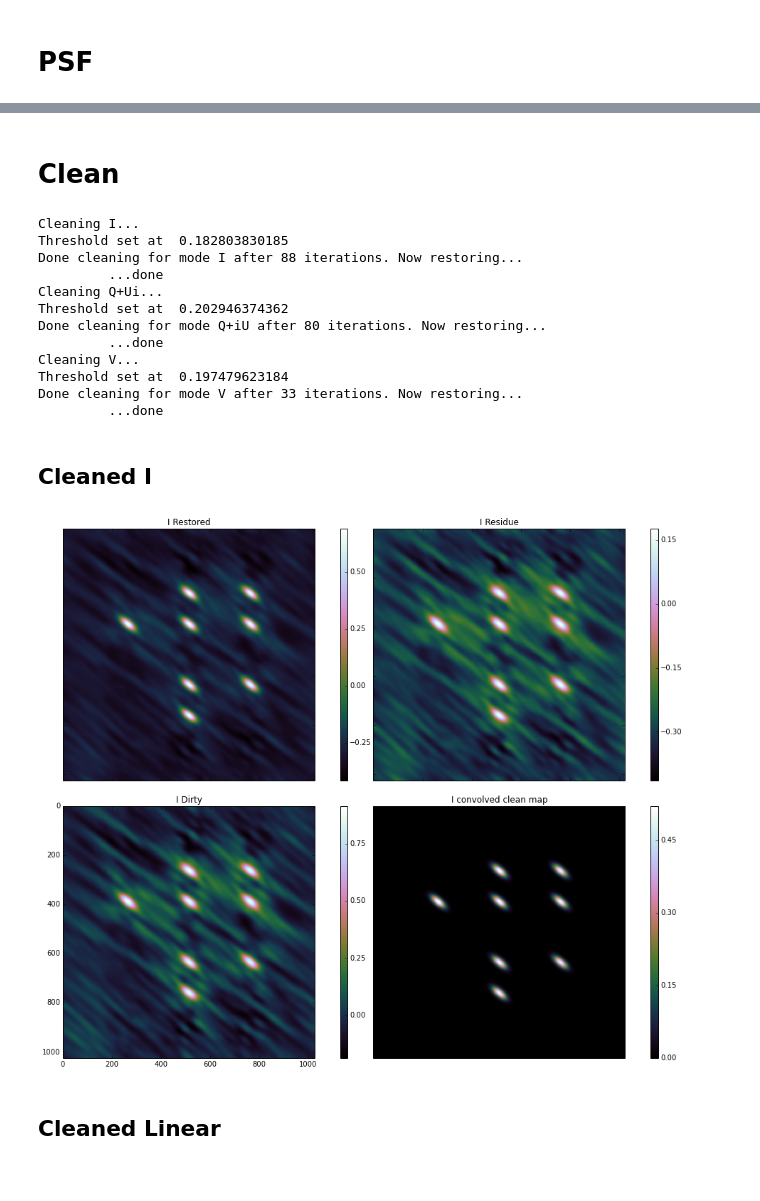
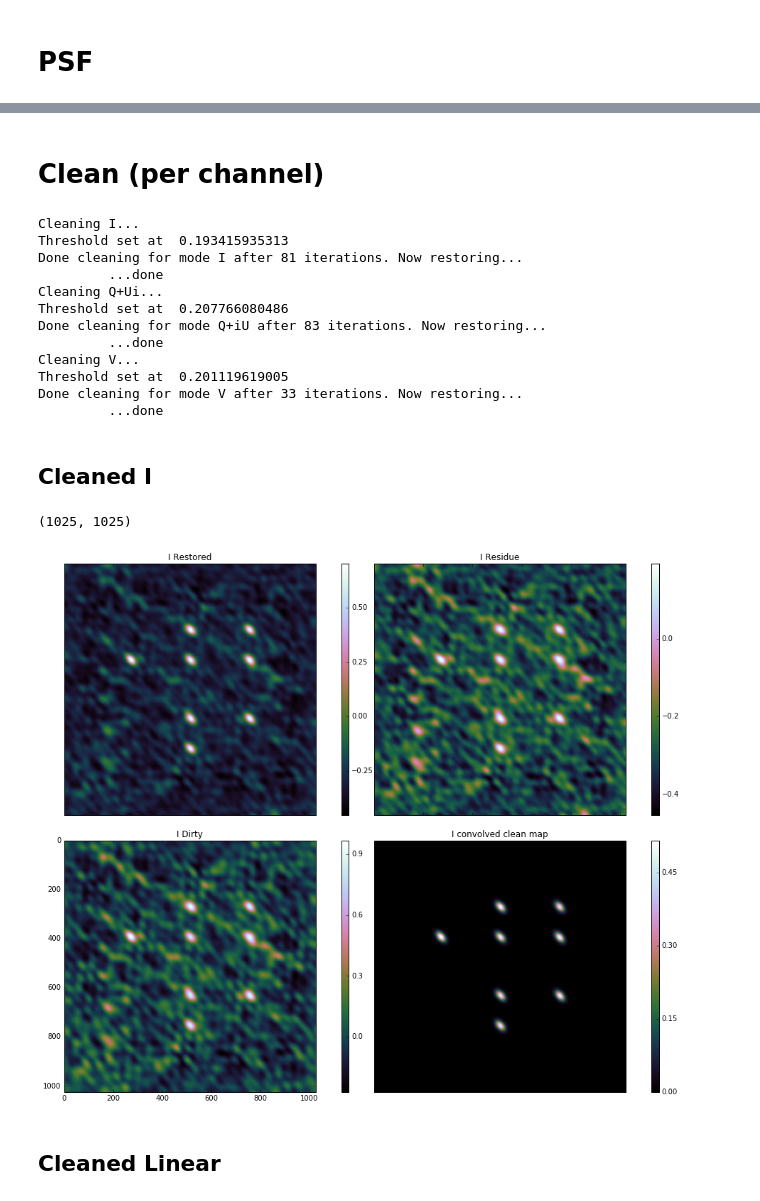
Before and after one commit to bennahugo/algorithm_notebooks, a Jupyter notebook: Polarization Clean in a bottle.ipynb, the cells around one changed output, grey strips where cells are left out. Drawn from its saved outputs; the diff is of its cells as text; code cells hidden in the pictures.

Commit message:
Modified to read frequency info from MS and deconvolve per channel

```diff
--- a/Polarization Clean in a bottle.ipynb
+++ b/Polarization Clean in a bottle.ipynb
@@ -348,19 +462,23 @@ subprocess.check_call("cd DATA ; makems pols.makems.parset ; meqtree-pipeliner.p
 # %% [markdown]
 # Compute Dirty
 # %%
+#Load in MS
 ms = tbl("DATA/polarized_sky.MS_p0/")
+#Get freq info
+msfreq = tbl("DATA/polarized_sky.MS_p0::SPECTRAL_WINDOW")
 aa = AA_filter(3,63,"sinc")
 c = 2.99792458e8
 npix = 1025
 ARCSEC2RAD = 4.8481e-6
 delta_pix = 2 * ARCSEC2RAD
 uv_scale = npix * delta_pix
-nchan = 1
-nrows = -1 #-1 to select all
+nchan = 5 #-1 to select all (NOTE this selects all but the last)
+nrows = 5000 #-1 to select all
 uvw = ms.getcol("UVW")[0:nrows,:] * uv_scale
 vis = ms.getcol("DATA")[0:nrows,0:nchan,:]
+ref_freq = msfreq.getcol("CHAN_FREQ").squeeze()[0:nchan]
 ms.close()
-ref_freq = np.linspace(1.140e9,1.340e9,vis.shape[1])
+msfreq.close()
 ref_lambda = c / ref_freq
 dirty,psf = grid_ifft(vis,uvw,ref_lambda,npix,npix,aa)
 # %% [output]
@@ -368,10 +487,10 @@ Successful readonly open of default-locked table DATA/polarized_sky.MS_p0/: 25 c
 # %% [markdown]
 # Correlations -> Stokes
 # %%
-I = np.real((dirty[0,:,:]+dirty[3,:,:])*0.5)
-Q = np.real((dirty[0,:,:]-dirty[3,:,:])*0.5)
-U = np.real((dirty[1,:,:]+dirty[2,:,:])*0.5)
-V = np.imag((dirty[1,:,:]-dirty[2,:,:])*0.5)
+I = np.real((dirty[:,0,:,:]+dirty[:,3,:,:])*0.5)
+Q = np.real((dirty[:,0,:,:]-dirty[:,3,:,:])*0.5)
+U = np.real((dirty[:,1,:,:]+dirty[:,2,:,:])*0.5)
+V = np.imag((dirty[:,1,:,:]-dirty[:,2,:,:])*0.5)
 
 #assume psf is the same for all polarizations:
 I_PSF = np.abs(psf)
@@ -379,14 +498,16 @@ Q_PSF = np.abs(psf)
 U_PSF = np.abs(psf)
 V_PSF = np.abs(psf)
 
-I /= (np.max(I_PSF)*4) #x4 because the N**2 FFT normalization factor on a square image double the size
-Q /= (np.max(Q_PSF)*4)
-U /= (np.max(U_PSF)*4)
-V /= (np.max(V_PSF)*4)
-I_PSF /= np.max(I_PSF)
-Q_PSF /= np.max(Q_PSF)
-U_PSF /= np.max(U_PSF)
-V_PSF /= np.max(V_PSF)
+#Set normalisation for each channel
+for i in range(nchan):
+    I[i,:,:] /= (np.max(I_PSF[i,:,:])*4) #x4 because the N**2 FFT normalization factor on a square image doubles the size
+    Q[i,:,:] /= (np.max(Q_PSF[i,:,:])*4)
+    U[i,:,:] /= (np.max(U_PSF[i,:,:])*4)
+    V[i,:,:] /= (np.max(V_PSF[i,:,:])*4)
+    I_PSF[i,:,:] /= np.max(I_PSF[i,:,:])
+    Q_PSF[i,:,:] /= np.max(Q_PSF[i,:,:])
+    U_PSF[i,:,:] /= np.max(U_PSF[i,:,:])
+    V_PSF[i,:,:] /= np.max(V_PSF[i,:,:])
 # %% [markdown]
 # Dirty map
 # %%
@@ -450,26 +572,27 @@ plt.show()
 # %% [markdown]
-# Clean
+# Clean (per channel)
 # %%
+ch = 0
 print "Cleaning I..."
-I_clean,I_residue,I_restored,I_convmodel, _, _, _, _, _, _, _, _ , _, _, _, _ = CLEAN_HOG(I,Q,U,V,I_PSF,mode="I")
+I_clean,I_residue,I_restored,I_convmodel, _, _, _, _, _, _, _, _ , _, _, _, _ = CLEAN_HOG(I[ch],Q[ch],U[ch],V[ch],I_PSF[ch],mode="I")
 print "\t ...done"
 print "Cleaning Q+Ui..."
-_, _, _, _, Q_clean, Q_residue, Q_restored, Q_convmodel, U_clean, U_residue, U_restored, U_convmodel, _, _, _, _ = CLEAN_HOG(I,Q,U,V,I_PSF,mode="Q+iU")
+_, _, _, _, Q_clean, Q_residue, Q_restored, Q_convmodel, U_clean, U_residue, U_restored, U_convmodel, _, _, _, _ = CLEAN_HOG(I[ch],Q[ch],U[ch],V[ch],I_PSF[ch],mode="Q+iU")
 print "\t ...done"
 print "Cleaning V..."
-_, _, _, _, _, _, _, _, _, _, _, _, V_clean, V_residue, V_restored, V_convmodel = CLEAN_HOG(I,Q,U,V,I_PSF,mode="V")
+_, _, _, _, _, _, _, _, _, _, _, _, V_clean, V_residue, V_restored, V_convmodel = CLEAN_HOG(I[ch],Q[ch],U[ch],V[ch],I_PSF[ch],mode="V")
 print "\t ...done"
 # %% [output]
 Cleaning I...
-Threshold set at  0.182803830185
-Done cleaning for mode I after 88 iterations. Now restoring...
+Threshold set at  0.193415935313
+Done cleaning for mode I after 81 iterations. Now restoring...
          ...done
 Cleaning Q+Ui...
-Threshold set at  0.202946374362
-Done cleaning for mode Q+iU after 80 iterations. Now restoring...
+Threshold set at  0.207766080486
+Done cleaning for mode Q+iU after 83 iterations. Now restoring...
          ...done
 Cleaning V...
-Threshold set at  0.197479623184
+Threshold set at  0.201119619005
 Done cleaning for mode V after 33 iterations. Now restoring...
          ...done
 # %% [markdown]
@@ -477,31 +600,32 @@ Done cleaning for mode V after 33 iterations. Now restoring...
 # %%
 F = plt.figure(1,(15,15))
 grid = ImageGrid(F, 111,  # similar to subplot(111)
                 nrows_ncols=(2, 2),
                 direction="row",
                 axes_pad=0.5,
                 add_all=True,
                 label_mode="1",
                 share_all=True,
                 cbar_location="right",
                 cbar_mode="each",
                 cbar_size="3%")
 
 grid[0].set_title("I Restored")
 im = grid[0].imshow(I_restored, interpolation="nearest", cmap="cubehelix")
 grid[0].cax.colorbar(im)
 grid[1].set_title("I Residue")
 im = grid[1].imshow(I_residue, interpolation="nearest", cmap="cubehelix")
 grid[1].cax.colorbar(im)
 grid[2].set_title("I Dirty")
-im = grid[2].imshow(I, interpolation="nearest", cmap="cubehelix")
+im = grid[2].imshow(I[ch], interpolation="nearest", cmap="cubehelix")
 grid[2].cax.colorbar(im)
 grid[3].set_title("I convolved clean map")
 im = grid[3].imshow(I_convmodel, interpolation="nearest", cmap="cubehelix")
 grid[3].cax.colorbar(im)
 plt.show()
 # %% [output]
+(1025, 1025)
-[figure, old version]
+[figure, new version]
 # %% [markdown]
 ## Cleaned Linear
 # %%
```
Also changed, not shown: parts of 13 cells of this notebook.
